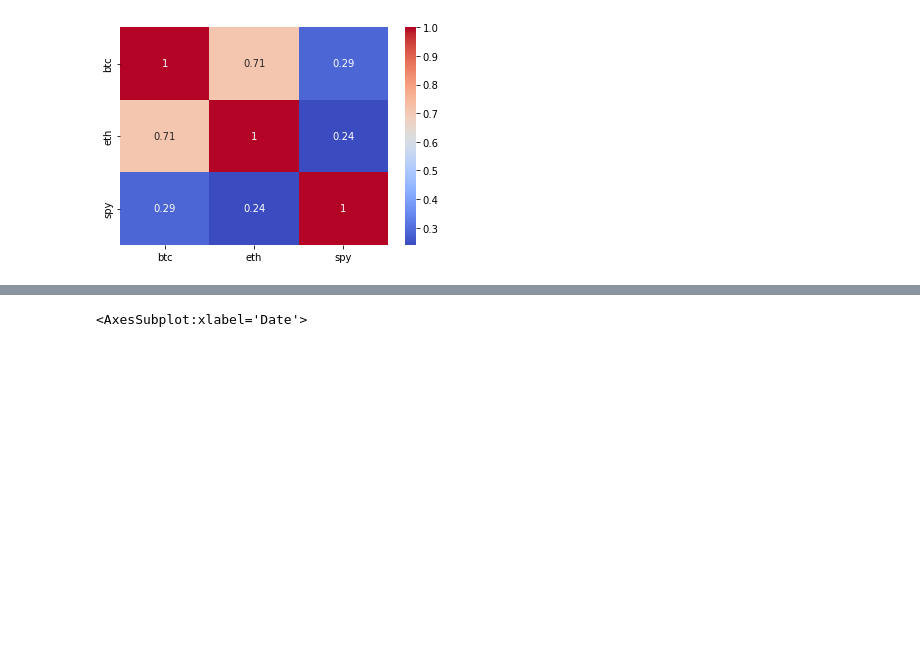
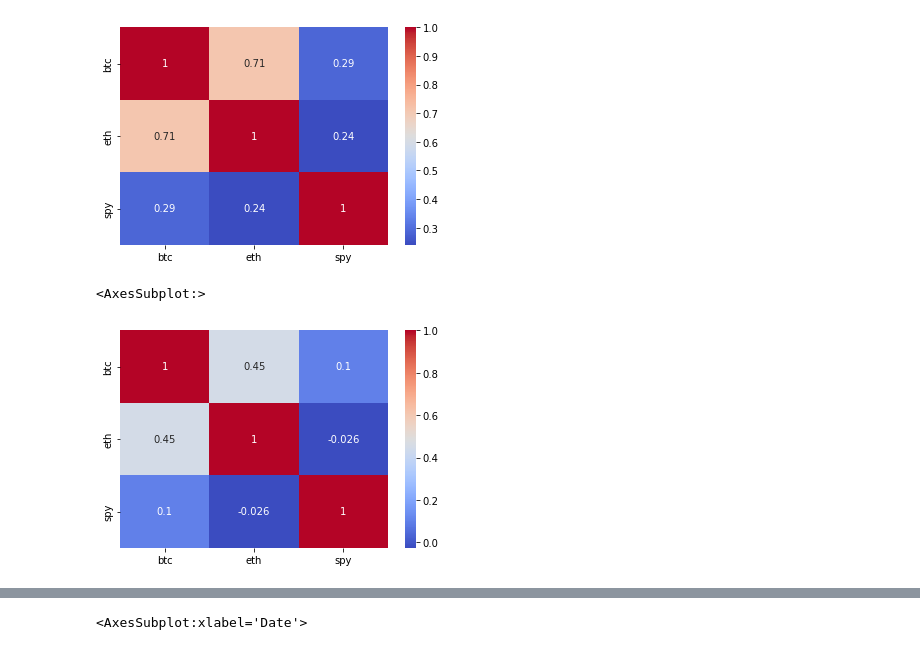
Before and after one commit to mxagar/crypto_analysis, a Jupyter notebook: 01_BitcoinAnalysis.ipynb, the cells around one changed output, grey strips where cells are left out. Saved outputs shown, nothing was run; the diff lists cells and outputs as text; code cells hidden in the pictures; blank space fills up the shorter version.

```diff
--- a/01_BitcoinAnalysis.ipynb
+++ b/01_BitcoinAnalysis.ipynb
@@ -630,3 +662,9 @@ sns.heatmap(returns.corr(), cmap='coolwarm', annot=True)
 # %% [output]
 <AxesSubplot:>
 [figure]
+# %%
+# Only positive returns
+sns.heatmap(returns[returns>0].corr(), cmap='coolwarm', annot=True)
+# %% [output]
+<AxesSubplot:>
+[figure, added]
```
Also changed, not shown: parts of 18 cells of this notebook, 1 other file.
